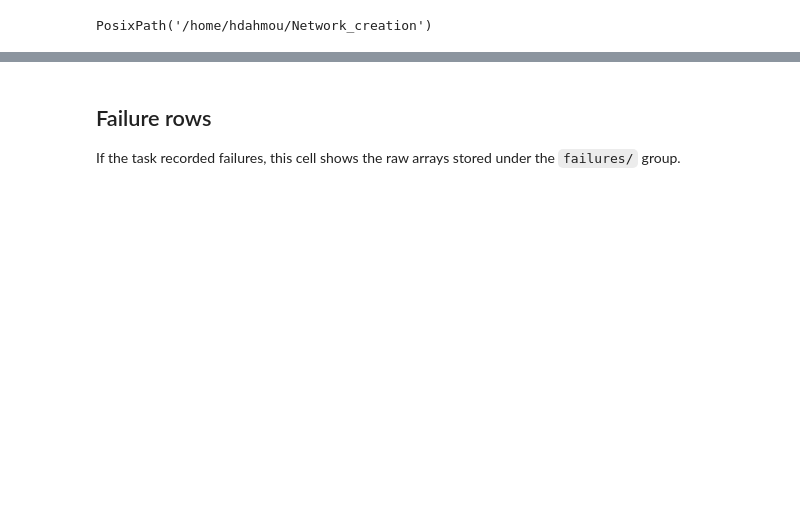
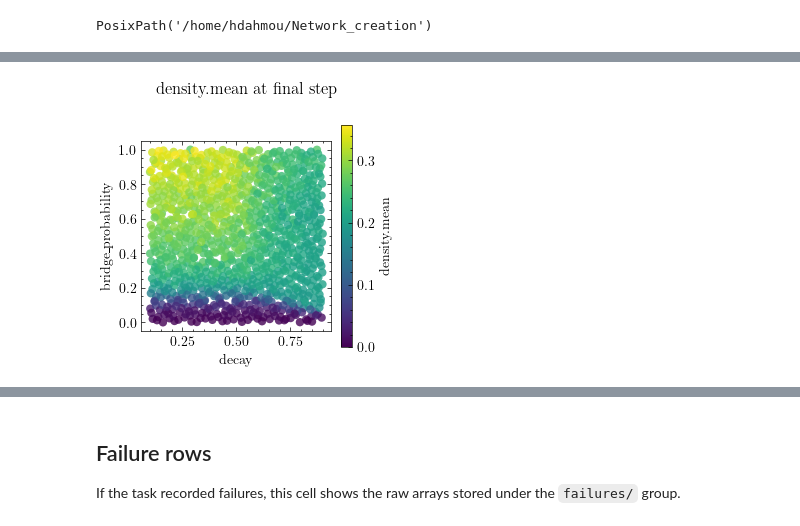
Before and after one commit to hdahmou/Network_creation, a Jupyter notebook: notebooks/task_result_loader.ipynb, the cells around one changed output, grey strips where cells are left out. Drawn from its saved outputs; the diff is of its cells as text; code cells hidden in the pictures; blank space fills up the shorter version.

```diff
--- a/notebooks/task_result_loader.ipynb
+++ b/notebooks/task_result_loader.ipynb
@@ -113,0 +122,83 @@ summary
+# %%
+parameters = input_group["tensors"].get("parameters")
+final = output_group["tensors"]["final"]
+parameter_labels = tuple(input_group["labels"].get("parameter", ()))
+
+if parameters is None:
+    print("Pair plots require at least two varying parameters.")
+else:
+    parameter_spreads = np.ptp(np.asarray(parameters, dtype=float), axis=0)
+    varying_parameter_indices = [
+        parameter_index
+        for parameter_index, parameter_spread in enumerate(parameter_spreads)
+        if not np.isclose(parameter_spread, 0.0)
+    ]
+    varying_parameter_labels = tuple(
+        parameter_labels[parameter_index]
+        for parameter_index in varying_parameter_indices
+    )
+
+    if len(varying_parameter_indices) < 2:
+        print("Pair plots require at least two varying parameters.")
+    else:
+        observable_labels = tuple(output_group["labels"]["observable"])
+        varying_parameter_values = [
+            np.asarray(parameters[:, parameter_index], dtype=float)
+            for parameter_index in varying_parameter_indices
+        ]
+        parameter_pairs = [
+            (column_index, row_index)
+            for row_index in range(1, len(varying_parameter_labels))
+            for column_index in range(row_index)
+        ]
+        panel_count = len(parameter_pairs)
+        column_count = int(np.ceil(np.sqrt(panel_count)))
+        row_count = int(np.ceil(panel_count / column_count))
+        cmap = plt.get_cmap("viridis")
+
+        for observable_index, observable_name in enumerate(observable_labels):
+            metric_values = np.asarray(final[:, observable_index], dtype=float)
+            color_min = float(metric_values.min())
+            color_max = float(metric_values.max())
+            if color_min == color_max:
+                color_max = color_min + 1e-9
+            norm = Normalize(vmin=color_min, vmax=color_max)
+
+            figure, axes = plt.subplots(
+                row_count,
+                column_count,
+                figsize=(3 * column_count, 3 * row_count),
+                constrained_layout=True,
+                squeeze=False,
+            )
+            flat_axes = axes.ravel()
+
+            for axis, (x_index, y_index) in zip(flat_axes, parameter_pairs):
+                axis.scatter(
+                    varying_parameter_values[x_index],
+                    varying_parameter_values[y_index],
+                    c=metric_values,
+                    cmap=cmap,
+                    norm=norm,
+                    alpha=0.8,
+                    linewidths=0,
+                )
+                axis.set_box_aspect(1)
+                axis.set_xlabel(varying_parameter_labels[x_index])
+                axis.set_ylabel(varying_parameter_labels[y_index])
+
+            for axis in flat_axes[panel_count:]:
+                figure.delaxes(axis)
+
+            figure.suptitle(f"{observable_name} at final step")
+            scalar_mappable = ScalarMappable(norm=norm, cmap=cmap)
+            scalar_mappable.set_array(metric_values)
+            figure.colorbar(
+                scalar_mappable,
+                ax=flat_axes[:panel_count].tolist(),
+                label=observable_name,
+                shrink=0.85,
+            )
+            plt.show()
+# %% [output]
+[figure, added]
```
Also changed, not shown: parts of 18 cells of this notebook, 18 other files.
